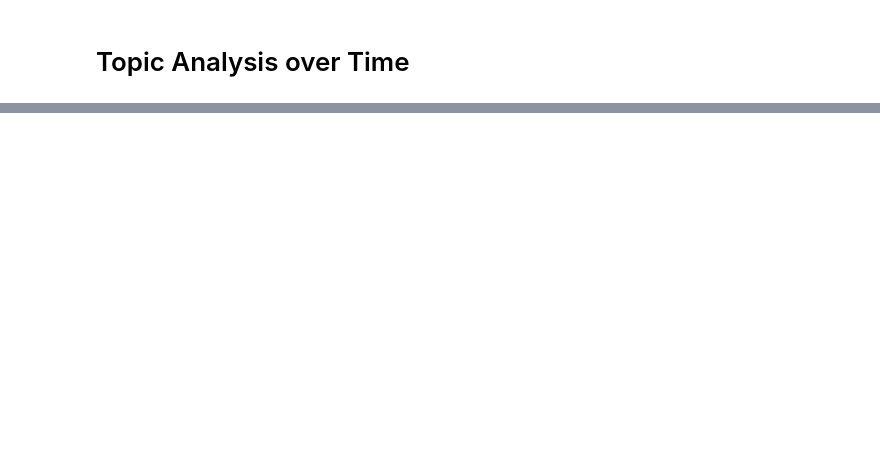
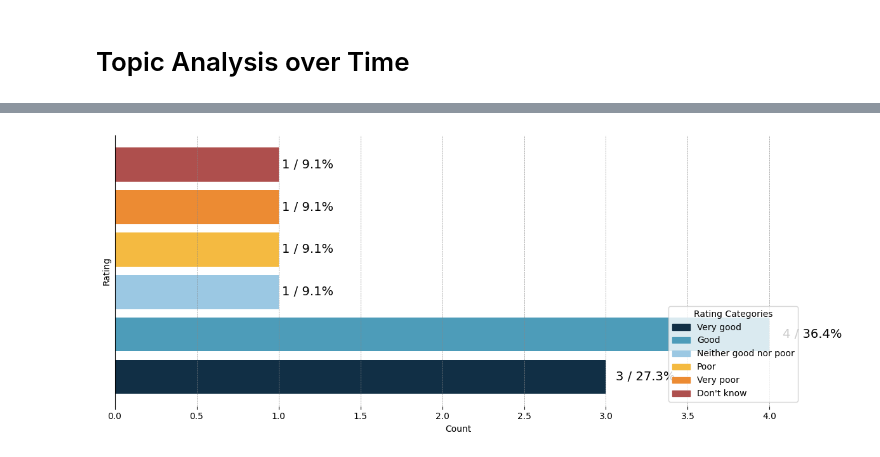
Before and after one commit to janduplessis883/ai-medreview, a Jupyter notebook: notebooks/Topic Analysis over Time.ipynb, the cells around one changed output, grey strips where cells are left out. Saved outputs shown, nothing was run; the diff lists cells and outputs as text; code cells hidden in the pictures; blank space fills up the shorter version.

```diff
--- a/notebooks/Topic Analysis over Time.ipynb
+++ b/notebooks/Topic Analysis over Time.ipynb
@@ -49,0 +17,82 @@ plt.show()
+# %%
+import matplotlib.pyplot as plt
+import pandas as pd
+import streamlit as st
+from matplotlib.patches import Patch
+
+# Sample filtered_data DataFrame for demonstration purposes
+# Replace this with your actual data
+data = {
+    "rating": [
+        "Very good", "Good", "Good", "Poor", "Very poor", "Don't know",
+        "Very good", "Good", "Neither good nor poor", "Very good", "Good"
+    ]
+}
+filtered_data = pd.DataFrame(data)
+
+order = [
+    "Very good",
+    "Good",
+    "Neither good nor poor",
+    "Poor",
+    "Very poor",
+    "Don't know",
+]
+
+palette = {
+    "Very good": "#112f45",
+    "Good": "#4d9cb9",
+    "Neither good nor poor": "#9bc8e3",
+    "Poor": "#f4ba41",
+    "Very poor": "#ec8b33",
+    "Don't know": "#ae4f4d",
+}
+
+# Get value counts in the specified order
+value_counts = filtered_data['rating'].value_counts().reindex(order).fillna(0)
+
+# Set the figure size (width, height) in inches
+plt.figure(figsize=(12, 5))
+
+# Create the bar plot
+bars = plt.barh(value_counts.index, value_counts.values, color=[palette[key] for key in value_counts.index])
+
+# Remove y-axis labels
+plt.yticks([])
+
+# Create a custom legend
+legend_patches = [Patch(color=color, label=label) for label, color in palette.items()]
+plt.legend(
+    handles=legend_patches,
+    title="Rating Categories",
+    bbox_to_anchor=(1, 0),  # Place legend at the bottom right
+    loc="lower right",
+)
+
+# Iterate through the bars of the plot for width annotations
+total = filtered_data.shape[0]
+for bar in bars:
+    width = bar.get_width()
+    offset = width * 0.02
+    y = bar.get_y() + bar.get_height() / 2
+    plt.text(
+        width + offset,
+        y,
+        f"{int(width)} / {round((int(width) / total) * 100, 1)}%",
+        va="center",
+        fontsize=14,
+    )
+
+# Adjust plot appearance
+ax = plt.gca()
+ax.spines["top"].set_visible(False)
+ax.spines["right"].set_visible(False)
+ax.spines["bottom"].set_visible(False)
+ax.xaxis.grid(True, linestyle="--", linewidth=0.5, color="#888888")
+ax.yaxis.grid(False)
+plt.xlabel("Count")
+plt.ylabel("Rating")
+plt.tight_layout()
+
+st.pyplot(plt)
+# %% [output]
@@ -49,0 +105 @@ plt.show()
+[figure, added]
```
Also changed, not shown: parts of 4 cells of this notebook, 8 other files.
